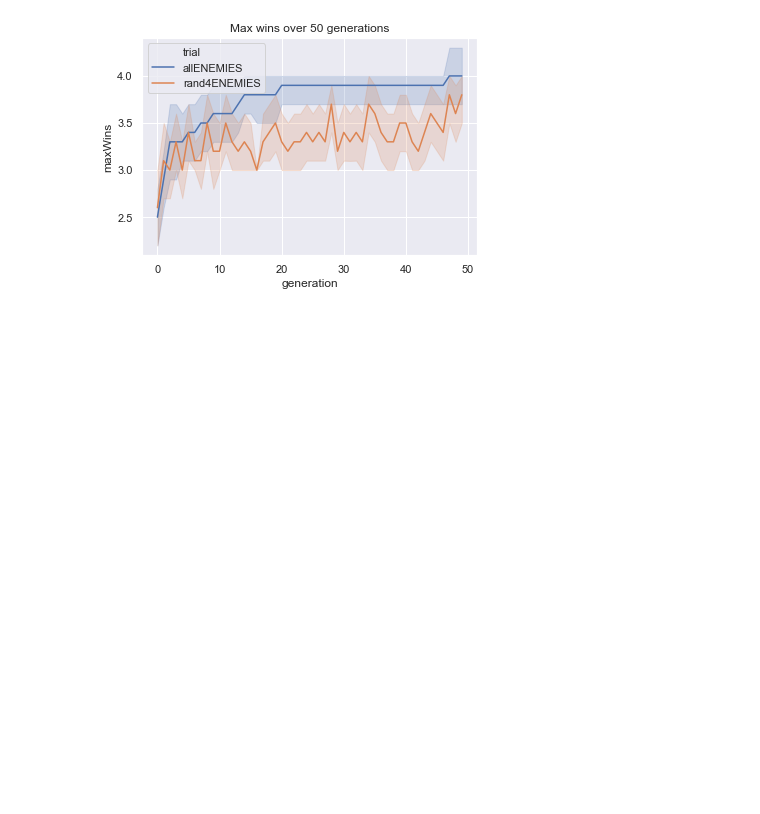
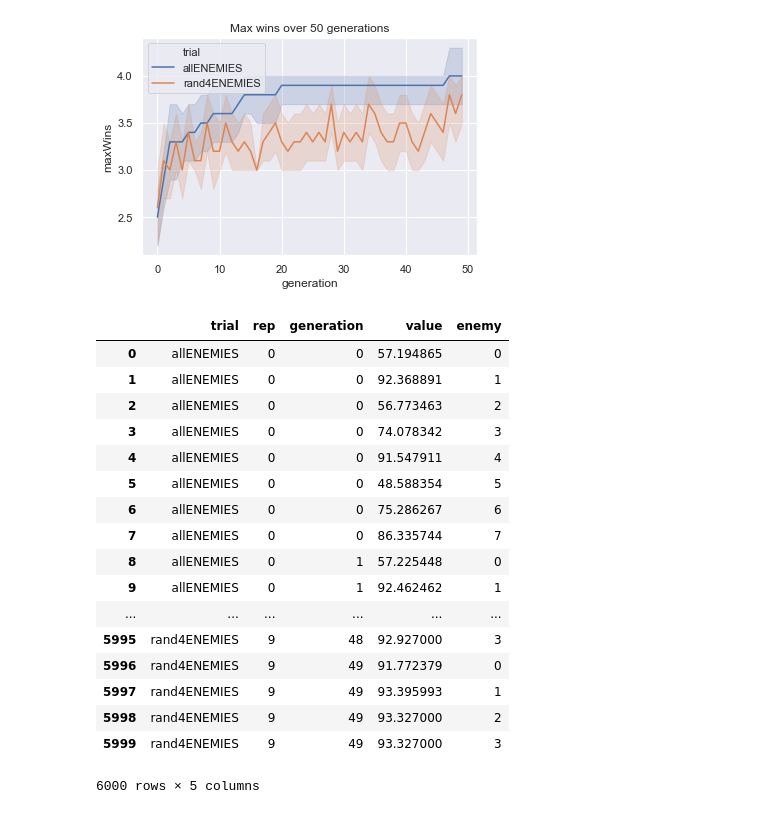
Before and after one commit to popoiopo/EvolutionaryAlgo, a Jupyter notebook: bas_data_analysis.ipynb, the cells around one changed output. Saved outputs shown, nothing was run; the diff lists cells and outputs as text; code cells hidden in the pictures; blank space fills up the shorter version.

```diff
--- a/bas_data_analysis.ipynb
+++ b/bas_data_analysis.ipynb
@@ -371,0 +393,21 @@ plt.show()
+# %%
+plottingData3
+# %% [output]
+|  | trial | rep | generation | value | enemy |
+| 0 | allENEMIES | 0 | 0 | 57.194865 | 0 |
+| 1 | allENEMIES | 0 | 0 | 92.368891 | 1 |
+| 2 | allENEMIES | 0 | 0 | 56.773463 | 2 |
+| 3 | allENEMIES | 0 | 0 | 74.078342 | 3 |
+| 4 | allENEMIES | 0 | 0 | 91.547911 | 4 |
+| 5 | allENEMIES | 0 | 0 | 48.588354 | 5 |
+| 6 | allENEMIES | 0 | 0 | 75.286267 | 6 |
+| 7 | allENEMIES | 0 | 0 | 86.335744 | 7 |
+| 8 | allENEMIES | 0 | 1 | 57.225448 | 0 |
+| 9 | allENEMIES | 0 | 1 | 92.462462 | 1 |
+| ... | ... | ... | ... | ... | ... |
+| 5995 | rand4ENEMIES | 9 | 48 | 92.927000 | 3 |
+| 5996 | rand4ENEMIES | 9 | 49 | 91.772379 | 0 |
+| 5997 | rand4ENEMIES | 9 | 49 | 93.395993 | 1 |
+| 5998 | rand4ENEMIES | 9 | 49 | 93.327000 | 2 |
+| 5999 | rand4ENEMIES | 9 | 49 | 93.327000 | 3 |
+6000 rows × 5 columns
```
Also changed, not shown: parts of 3 cells of this notebook, 2 other files.
